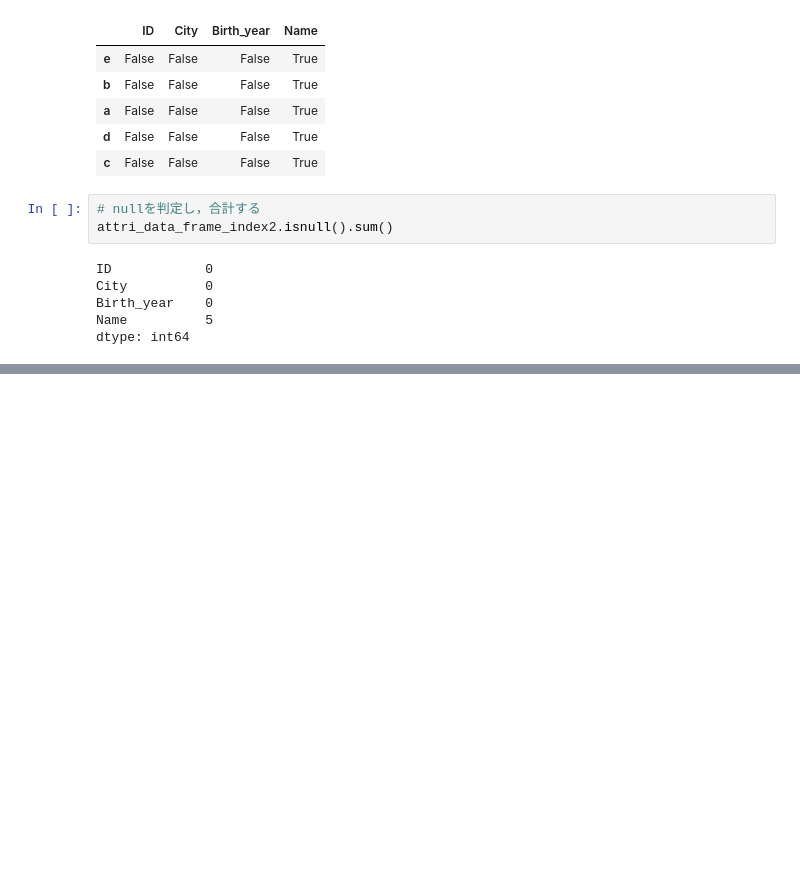
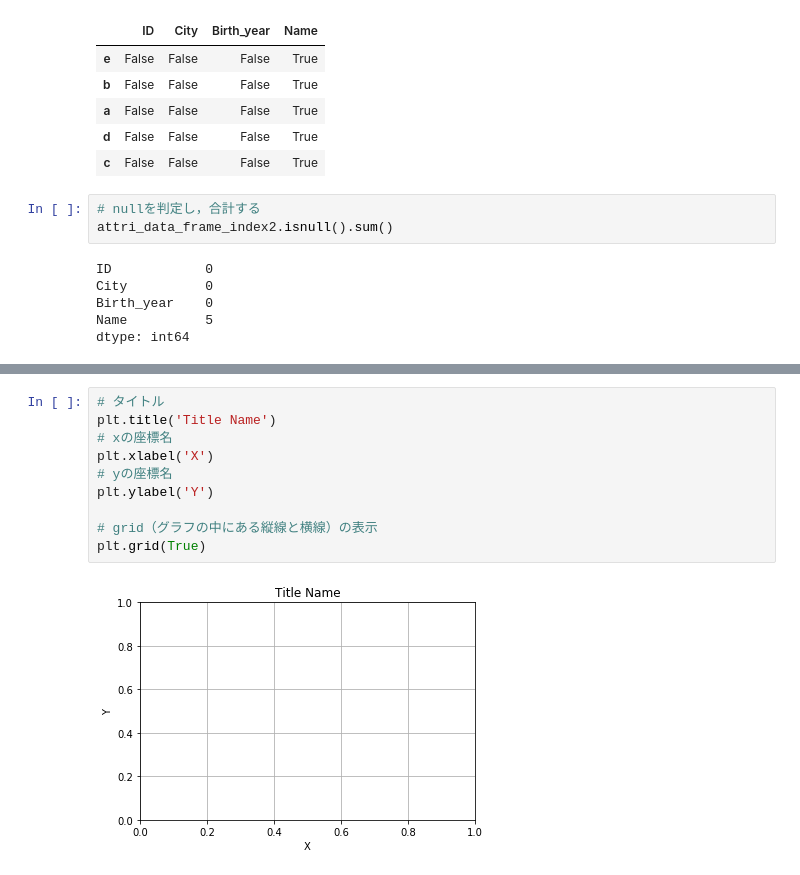
Before and after one commit to HidehikoMURAO/Data-Scientist-Training-Course, a Jupyter notebook: Chapter 2.ipynb, the cells around one changed output, grey strips where cells are left out. Cells and saved outputs as stored; diff of their text form; blank space fills up the shorter version.

```diff
--- a/Chapter 2.ipynb
+++ b/Chapter 2.ipynb
@@ -512,0 +552,12 @@ dtype: int64
+# %%
+# タイトル
+plt.title('Title Name')
+# xの座標名
+plt.xlabel('X')
+# yの座標名
+plt.ylabel('Y')
+
+# grid（グラフの中にある縦線と横線）の表示
+plt.grid(True)
+# %% [output]
+[figure, added]
```
Also changed, not shown: parts of 10 cells of this notebook, 2 other files.
